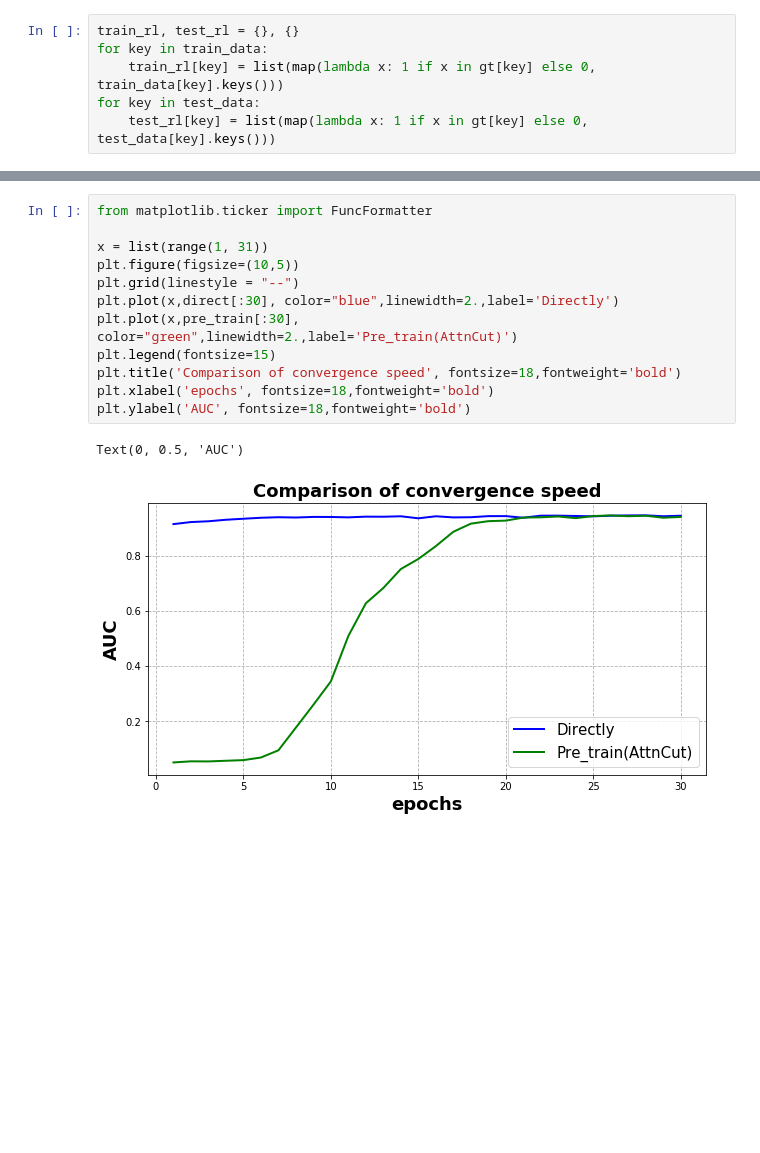
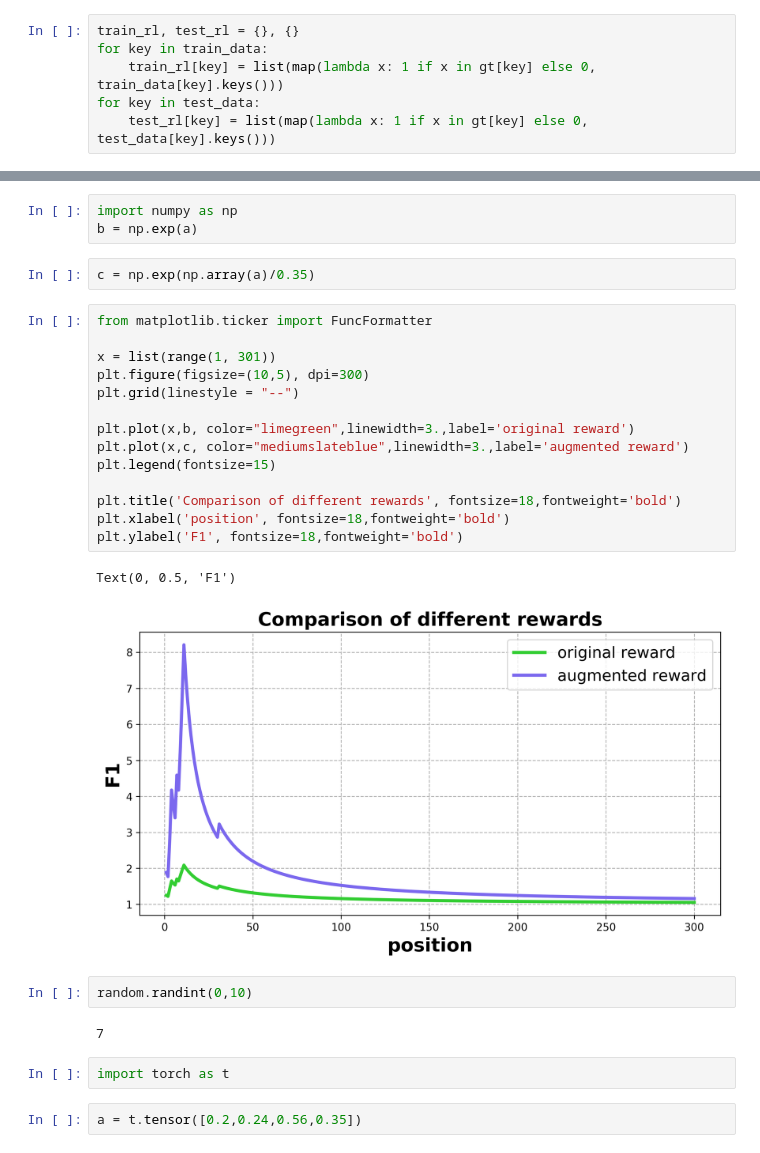
Before and after one commit to Woody5962/Ranked-List-Truncation, a Jupyter notebook: Baseline/Truncation_analysis.ipynb, the cells around one changed output, grey strips where cells are left out. Drawn from its saved outputs; the diff is of its cells as text; blank space fills up the shorter version.

Commit message:
optimize the modeling method; add plotting function; fix bugs

```diff
--- a/Baseline/Truncation_analysis.ipynb
+++ b/Baseline/Truncation_analysis.ipynb
@@ -182,15 +309,30 @@ pre_train[14]
+# %%
+import numpy as np
+b = np.exp(a)
+# %%
+c = np.exp(np.array(a)/0.35)
 # %%
 from matplotlib.ticker import FuncFormatter
 
-x = list(range(1, 31))
-plt.figure(figsize=(10,5))
+x = list(range(1, 301))
+plt.figure(figsize=(10,5), dpi=300)
 plt.grid(linestyle = "--")
-plt.plot(x,direct[:30], color="blue",linewidth=2.,label='Directly')
-plt.plot(x,pre_train[:30], color="green",linewidth=2.,label='Pre_train(AttnCut)')
+
+plt.plot(x,b, color="limegreen",linewidth=3.,label='original reward')
+plt.plot(x,c, color="mediumslateblue",linewidth=3.,label='augmented reward')
 plt.legend(fontsize=15)
-plt.title('Comparison of convergence speed', fontsize=18,fontweight='bold')
-plt.xlabel('epochs', fontsize=18,fontweight='bold')
-plt.ylabel('AUC', fontsize=18,fontweight='bold')
+
+plt.title('Comparison of different rewards', fontsize=18,fontweight='bold')
+plt.xlabel('position', fontsize=18,fontweight='bold')
+plt.ylabel('F1', fontsize=18,fontweight='bold')
 # %% [output]
-Text(0, 0.5, 'AUC')
+Text(0, 0.5, 'F1')
-[figure, old version]
+[figure, new version]
+# %%
+random.randint(0,10)
+# %% [output]
+7
+# %%
+import torch as t
+# %%
+a = t.tensor([0.2,0.24,0.56,0.35])
```
Also changed, not shown: parts of 37 cells of this notebook, 5 other files.
